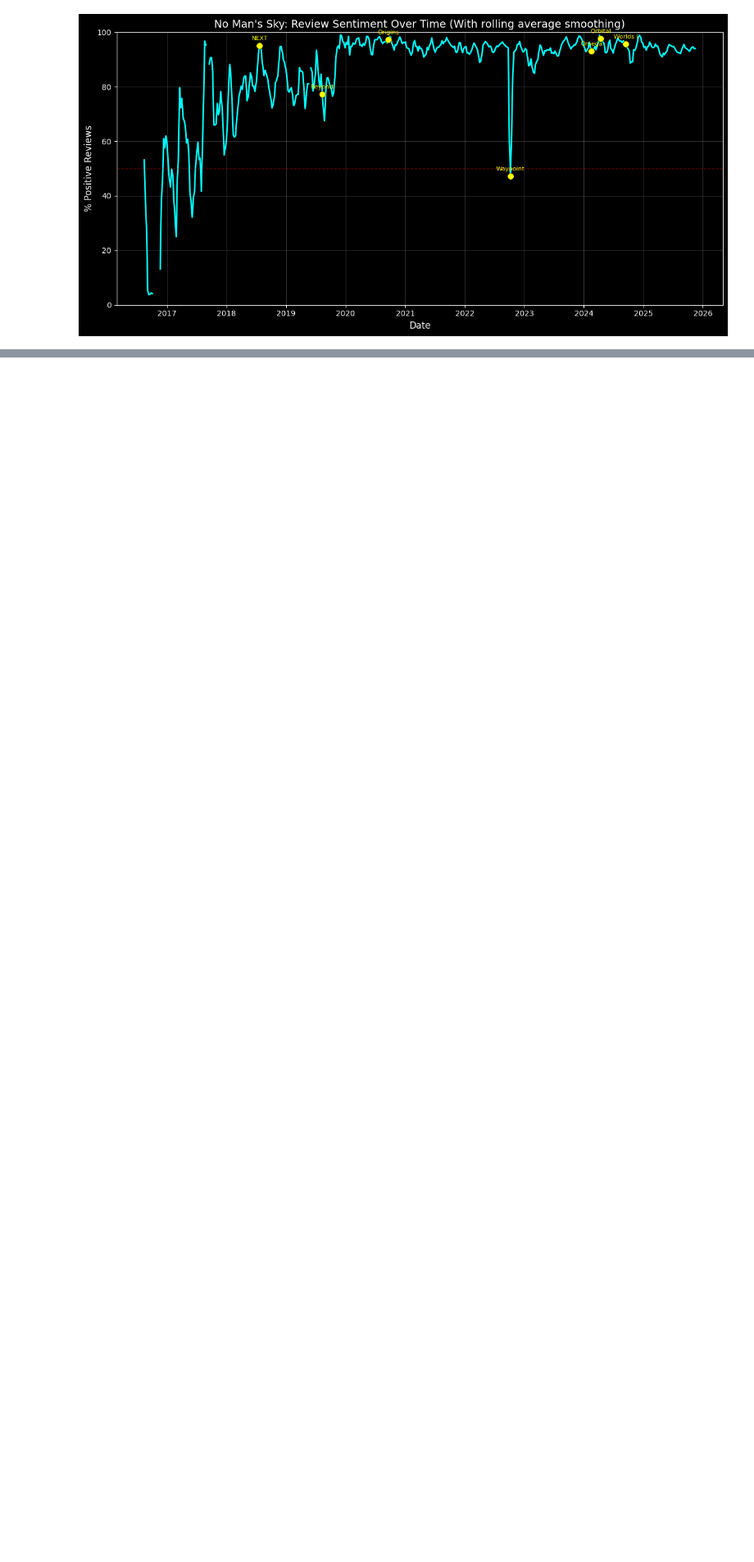
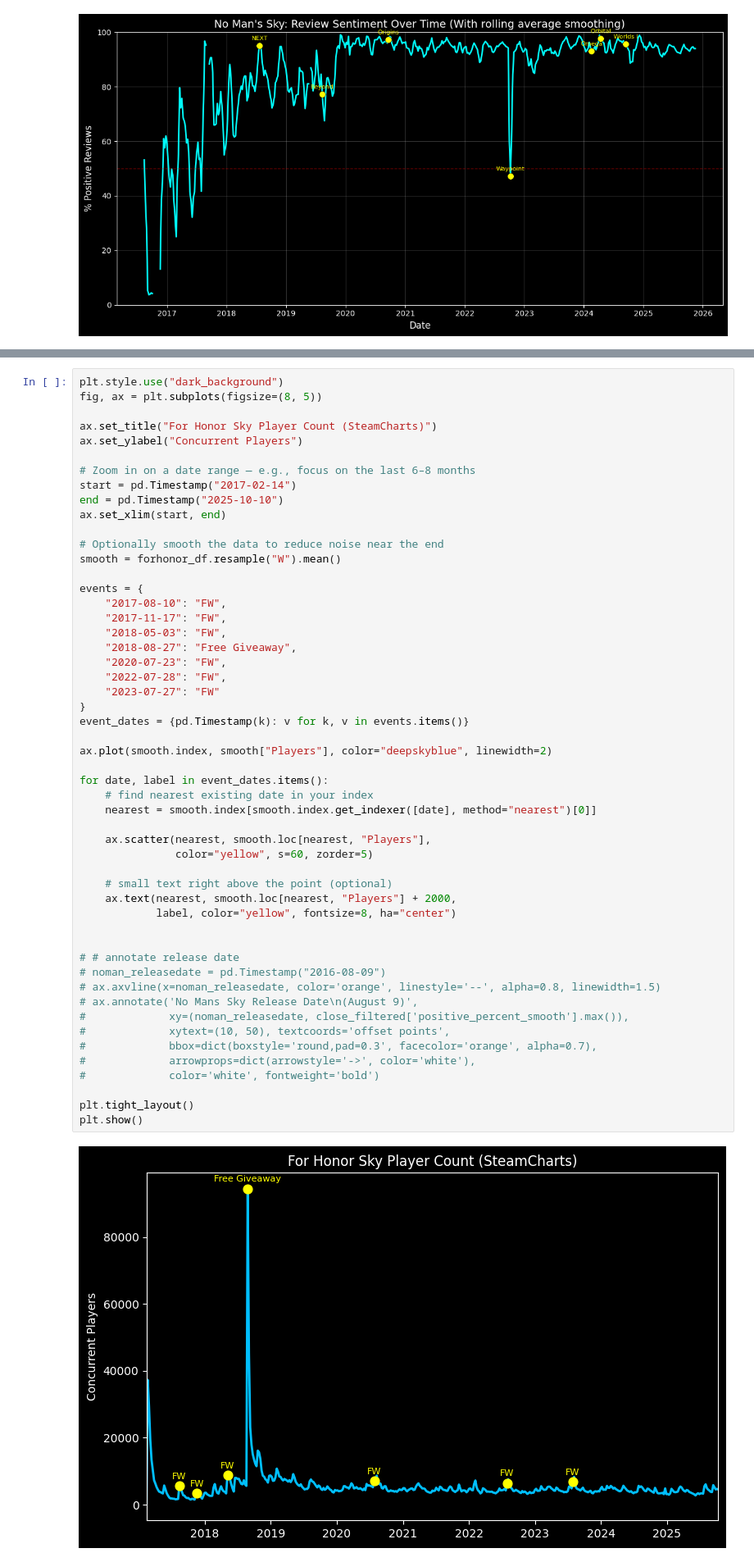
Before and after one commit to KyrellosIbrahim/GameUpdatesVsPlayerSentiment, a Jupyter notebook: notebook.ipynb, the cells around one changed output, grey strips where cells are left out. Shown: that part at 82% size. Cells and saved outputs as stored; diff of their text form; blank space fills up the shorter version.

Commit message:
for honor done

```diff
--- a/notebook.ipynb
+++ b/notebook.ipynb
@@ -379,0 +417,54 @@ pass
+# %%
+plt.style.use("dark_background")
+fig, ax = plt.subplots(figsize=(8, 5))
+
+ax.set_title("For Honor Sky Player Count (SteamCharts)")
+ax.set_ylabel("Concurrent Players")
+
+# Zoom in on a date range — e.g., focus on the last 6–8 months
+start = pd.Timestamp("2017-02-14")
+end = pd.Timestamp("2025-10-10")
+ax.set_xlim(start, end)
+
+# Optionally smooth the data to reduce noise near the end
+smooth = forhonor_df.resample("W").mean()
+
+events = {
+    "2017-08-10": "FW",
+    "2017-11-17": "FW",
+    "2018-05-03": "FW",
+    "2018-08-27": "Free Giveaway",
+    "2020-07-23": "FW",
+    "2022-07-28": "FW",
+    "2023-07-27": "FW"
+}
+event_dates = {pd.Timestamp(k): v for k, v in events.items()}
+
+ax.plot(smooth.index, smooth["Players"], color="deepskyblue", linewidth=2)
+
+for date, label in event_dates.items():
+    # find nearest existing date in your index
+    nearest = smooth.index[smooth.index.get_indexer([date], method="nearest")[0]]
+
+    ax.scatter(nearest, smooth.loc[nearest, "Players"],
+               color="yellow", s=60, zorder=5)
+
+    # small text right above the point (optional)
+    ax.text(nearest, smooth.loc[nearest, "Players"] + 2000,
+            label, color="yellow", fontsize=8, ha="center")
+
+
+# # annotate release date
+# noman_releasedate = pd.Timestamp("2016-08-09")
+# ax.axvline(x=noman_releasedate, color='orange', linestyle='--', alpha=0.8, linewidth=1.5)
+# ax.annotate('No Mans Sky Release Date\n(August 9)',
+#             xy=(noman_releasedate, close_filtered['positive_percent_smooth'].max()),
+#             xytext=(10, 50), textcoords='offset points',
+#             bbox=dict(boxstyle='round,pad=0.3', facecolor='orange', alpha=0.7),
+#             arrowprops=dict(arrowstyle='->', color='white'),
+#             color='white', fontweight='bold')
+
+plt.tight_layout()
+plt.show()
+# %% [output]
+[figure, added]
```
Also changed, not shown: parts of 8 cells of this notebook.
